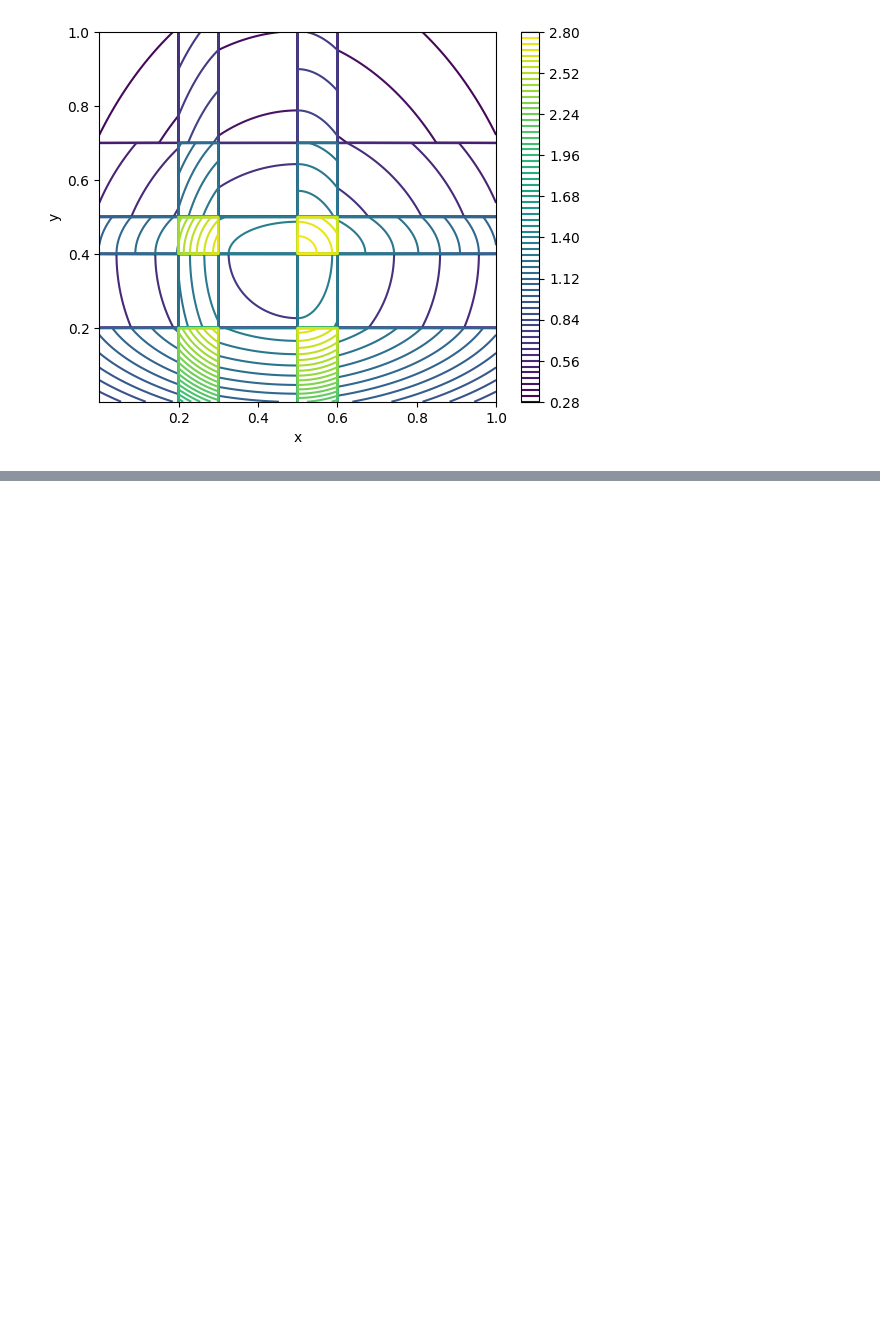
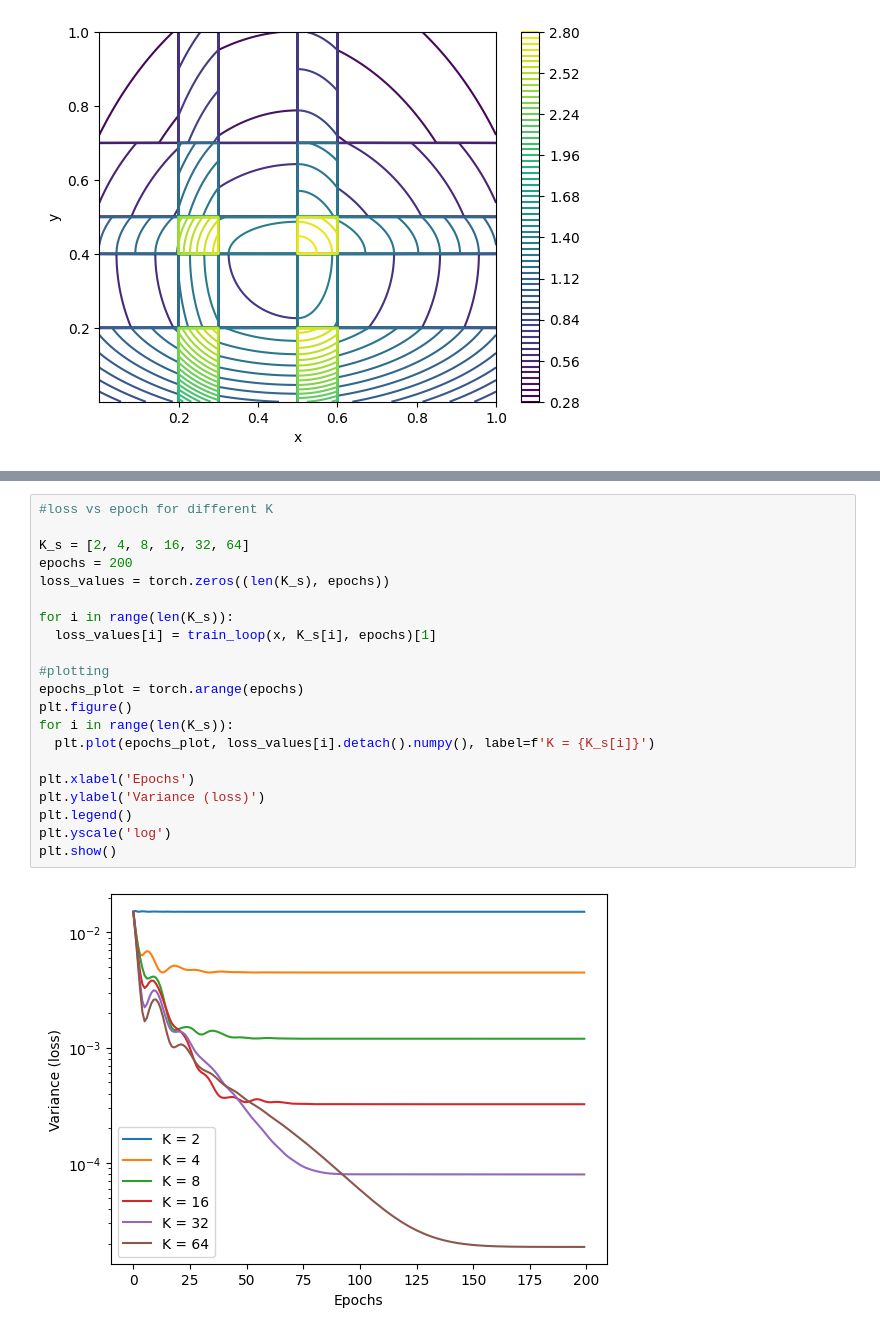
Before and after one commit to alracey/level4-project, a Jupyter notebook: piecewise_linear_pytorch.ipynb, the cells around one changed output, grey strips where cells are left out. Saved outputs shown, nothing was run; the diff lists cells and outputs as text; blank space fills up the shorter version.

Commit message:
Variance minimised and plotted

```diff
--- a/piecewise_linear_pytorch.ipynb
+++ b/piecewise_linear_pytorch.ipynb
@@ -251,3 +261,26 @@ tensor(2.2999e-05, grad_fn=<VarBackward0>)
+# %%
+#loss vs epoch for different K
+
+K_s = [2, 4, 8, 16, 32, 64]
+epochs = 200
+loss_values = torch.zeros((len(K_s), epochs))
+
+for i in range(len(K_s)):
+  loss_values[i] = train_loop(x, K_s[i], epochs)[1]
+
+#plotting
+epochs_plot = torch.arange(epochs)
+plt.figure()
+for i in range(len(K_s)):
+  plt.plot(epochs_plot, loss_values[i].detach().numpy(), label=f'K = {K_s[i]}')
+
+plt.xlabel('Epochs')
+plt.ylabel('Variance (loss)')
+plt.legend()
+plt.yscale('log')
+plt.show()
+# %% [output]
+[figure, added]
 # %%
 #generate data
 
```
Also changed, not shown: parts of 6 cells of this notebook.
